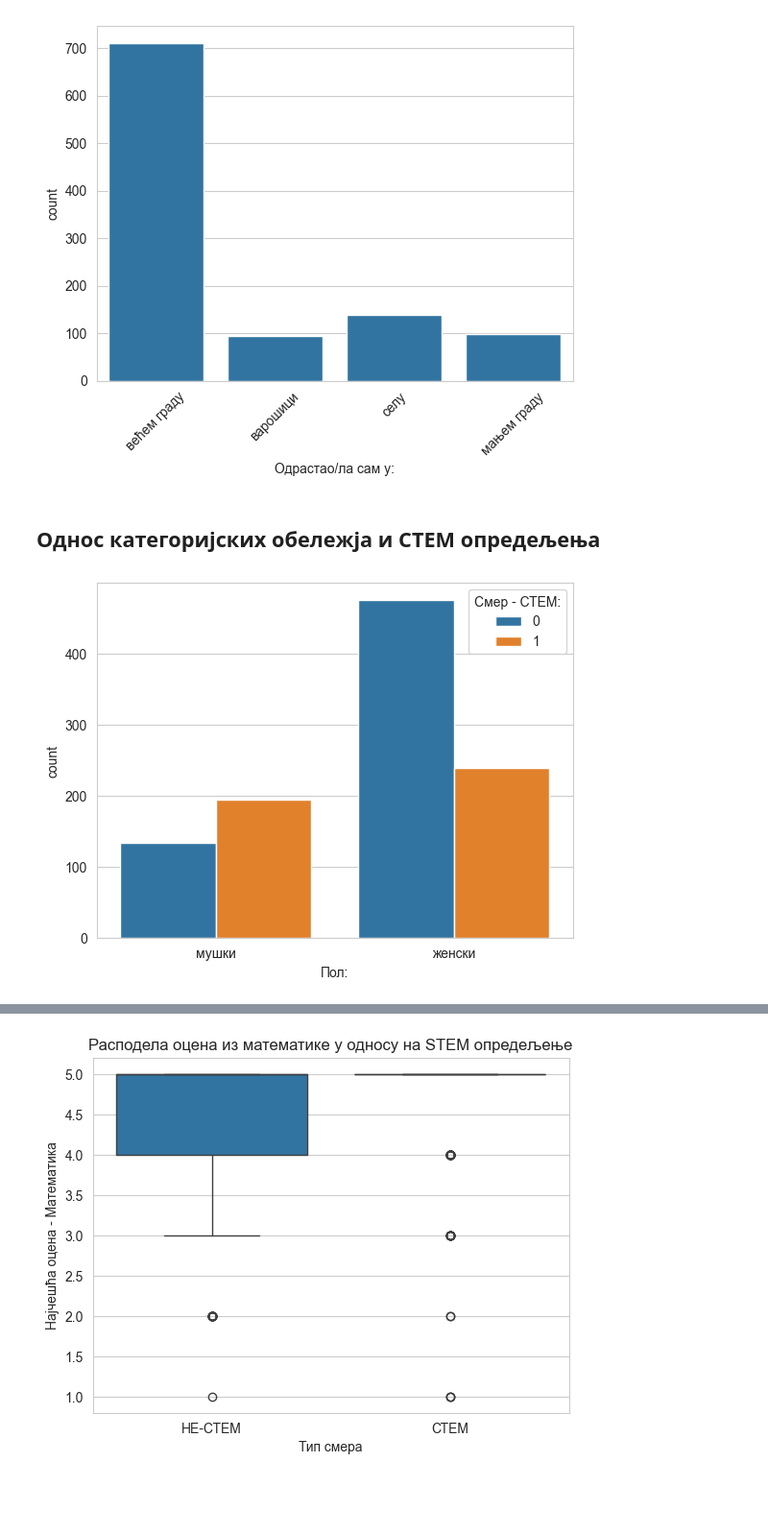
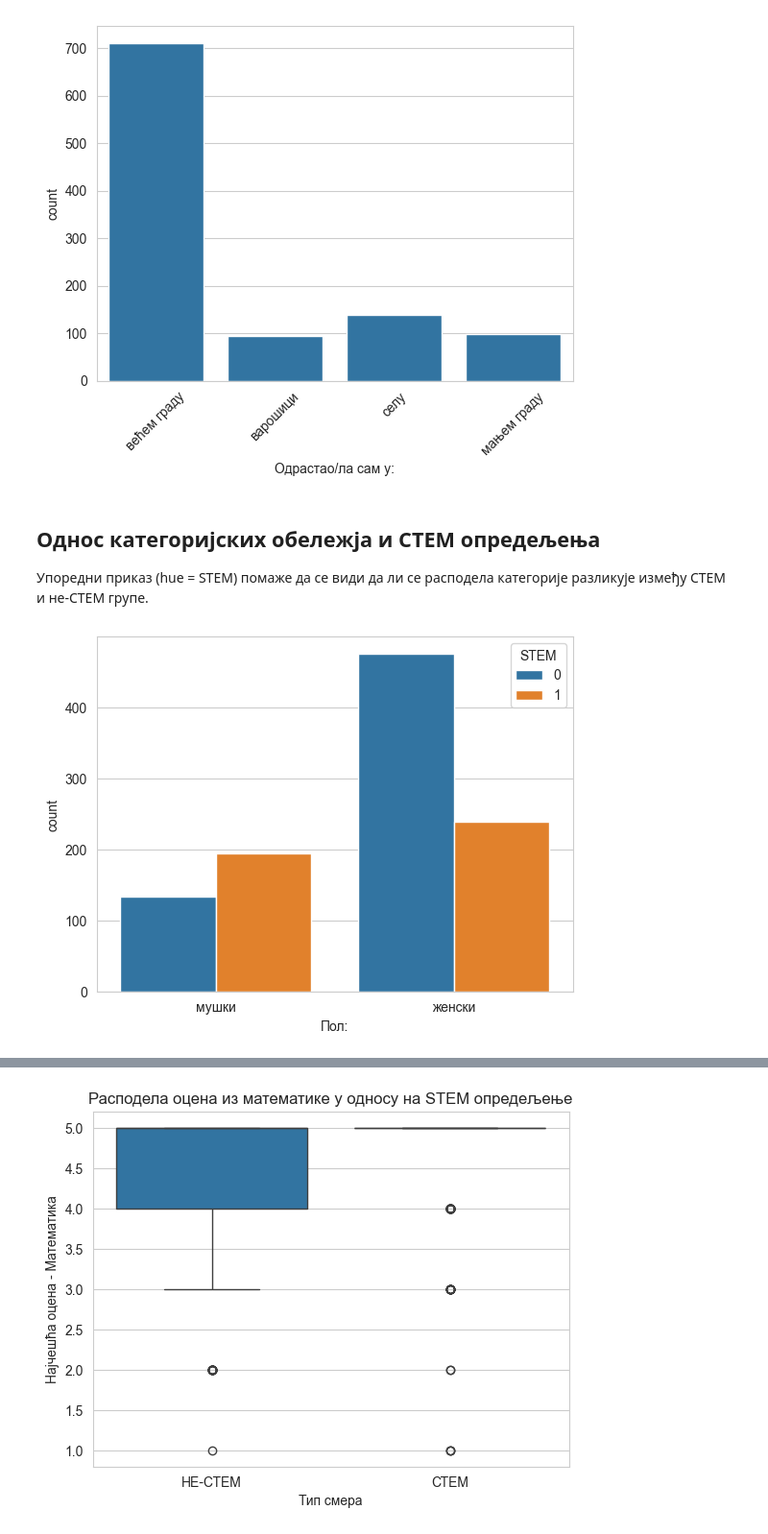
Before and after one commit to tdjokovic/stem_factors, a Jupyter notebook: stem_factors.ipynb, the cells around one changed output, grey strips where cells are left out. Shown at 96% size. Saved outputs shown, nothing was run; the diff lists cells and outputs as text; code cells hidden in the pictures; blank space fills up the shorter version.

```diff
--- a/stem_factors.ipynb
+++ b/stem_factors.ipynb
@@ -65,10 +73,19 @@ stem_smerovi = [
     'специјализовано одељење за ученике са посебним способностима за информатику',
     'специјализовано одељење за ученике са посебним способностима за математику',
     'специјализовано одељење за ученике са посебним способностима за биологију и хемију',
-    'специјализовано одељење за ученике са посебним способностима за физику'
+    'специјализовано одељење за ученике са посебним способностима за физику',
 ]
 
+# Колона STEM: 1 = смер из листе изнад, 0 = остали смерави; NaN у Смер: третирамо као 0
+df['STEM'] = df['Смер:'].apply(lambda x: 1 if pd.notna(x) and x in stem_smerovi else 0)
 
-df['Смер - СТЕМ:'] = df['Смер:'].apply(lambda x: 1 if x in stem_smerovi else 0)
-df['Смер - СТЕМ:'].value_counts()
+print('Апсолутне фреквенције:')
+print(df['STEM'].value_counts().sort_index())
+print('\nУдео (нормализовано):')
+print(df['STEM'].value_counts(normalize=True).round(4))
+
+# Унапред упозорење ако у подацима има вредности смера које нису у листи (провера конзистентности)
+sve_smerove = df['Смер:'].dropna().unique()
+nepoznato = [s for s in sorted(sve_smerove, key=str) if s not in stem_smerovi and s is not np.nan]
+print(f"\nБрој различитих 'осталих' смерава (није у stem_smerovi): {len(nepoznato)}")
 # %% [output]
@@ -96,7 +123,14 @@ plt.show()
 # %%
-X = df.drop(columns=['Timestamp', 'Занимање твоје мајке:', 'Занимање твог оца:', 'Зашто сте изабрали да упишите Гимназију?', 'Зашто сте изабрали да упишете овај смер?'])
-y = df['Смер - СТЕМ:']
+cols_to_drop = [
+    'Timestamp',
+    'Занимање твоје мајке:',
+    'Занимање твог оца:',
+    'Зашто сте изабрали да упишите Гимназију?',
+    'Зашто сте изабрали да упишете овај смер?',
+]
+X = df.drop(columns=cols_to_drop)
+y = df['STEM']
 
-print("Колоне у табели:")
+print('Колоне у X (укључујући STEM за EDA графике са hue):')
 print(X.columns.tolist())
 # %% [output]
@@ -153,9 +191,11 @@ plt.show()
 [figure]
 # %% [markdown]
 ## Однос категоријских обележја и СТЕМ опредељења
+
+Упоредни приказ (hue = STEM) помаже да се види да ли се расподела категорије разликује између СТЕМ и не-СТЕМ групе.
 # %%
-sns.countplot(x='Пол:', hue='Смер - СТЕМ:', data=X)
+sns.countplot(x='Пол:', hue='STEM', data=X)
 plt.show()
 # %% [output]
-[figure, old version]
+[figure, new version]
 # %%
```
Also changed, not shown: parts of 23 cells of this notebook.
